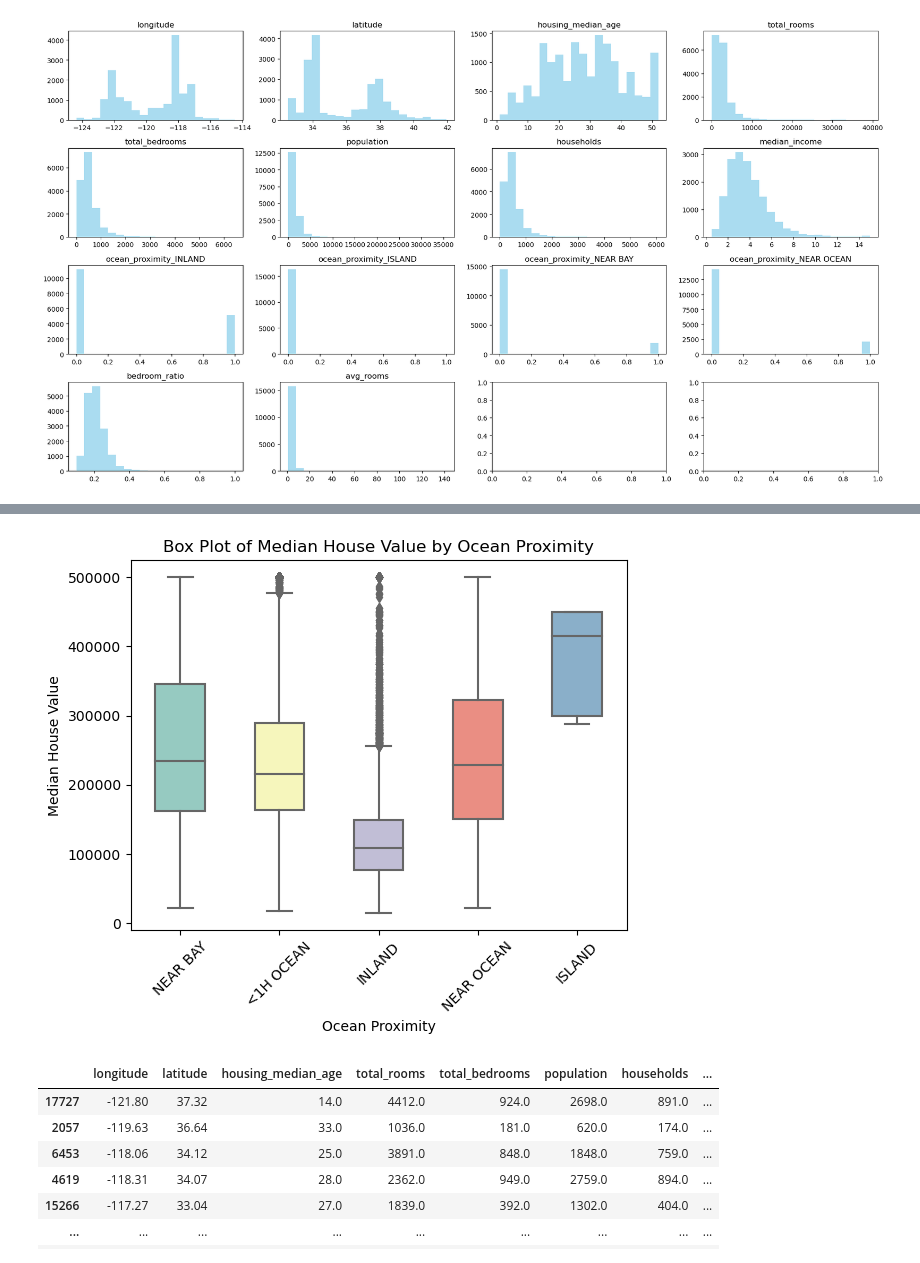
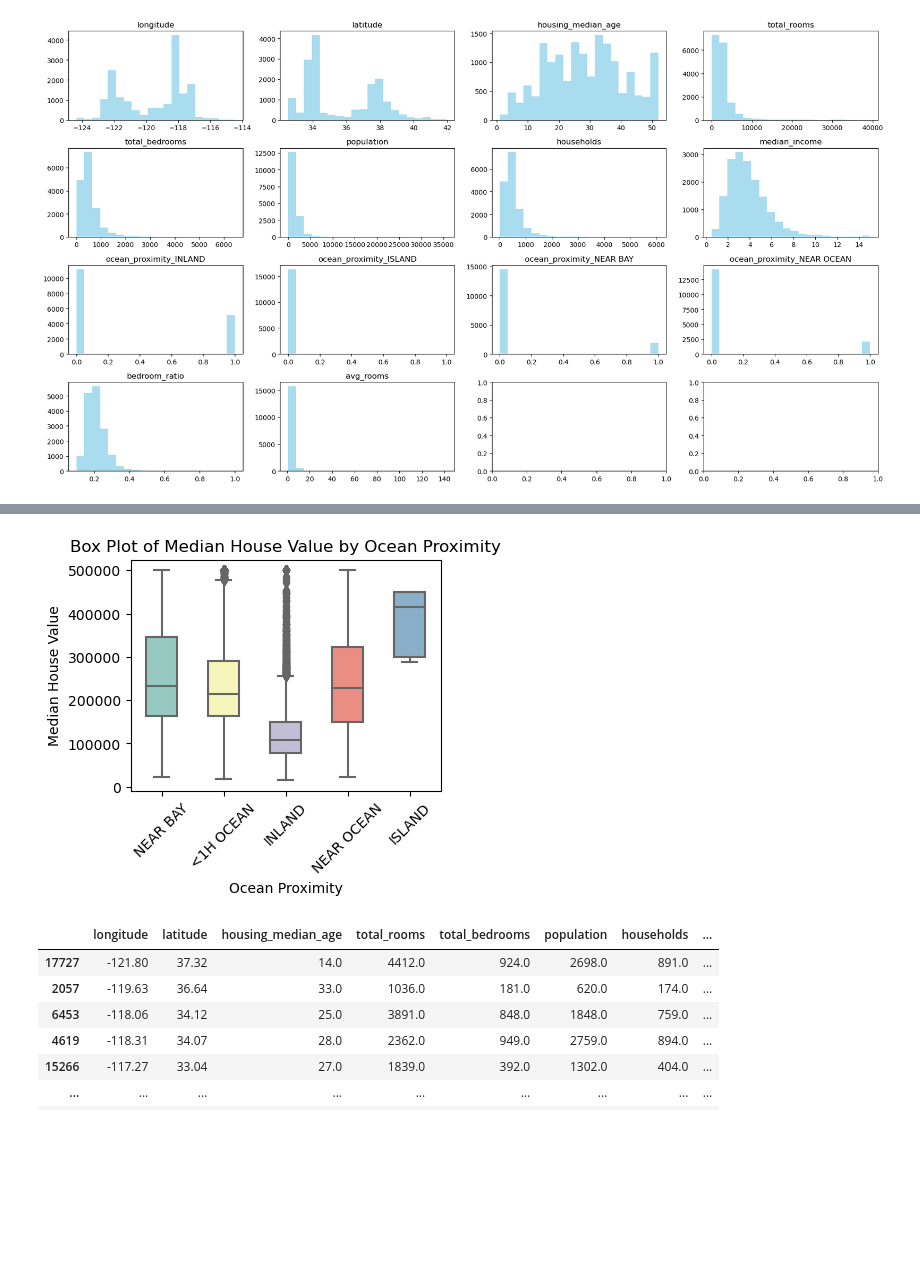
Before and after one commit to Elijah-Diekmann/ML-House-Price-Predictions, a Jupyter notebook: ML Project.ipynb, the cells around one changed output, grey strips where cells are left out. Drawn from its saved outputs; the diff is of its cells as text; code cells hidden in the pictures; blank space fills up the shorter version.

```diff
--- a/ML Project.ipynb
+++ b/ML Project.ipynb
@@ -84,12 +78,13 @@ plt.show()
 # %%
+plt.figure(figsize=(4, 3))
 sns.boxplot(x='ocean_proximity', y='median_house_value', data=data, width=0.5, palette='Set3')
 plt.xticks(rotation=45)
 plt.title('Box Plot of Median House Value by Ocean Proximity')
 plt.xlabel('Ocean Proximity')
 plt.ylabel('Median House Value')
 plt.show()
 # %% [output]
-[figure, old version]
+[figure, new version]
 # %%
 X_train['bedroom_ratio'] = X_train['total_bedrooms'] / X_train['total_rooms']
 X_train['avg_rooms'] = X_train['total_rooms'] / X_train['households']
```
Also changed, not shown: parts of 4 cells of this notebook.
